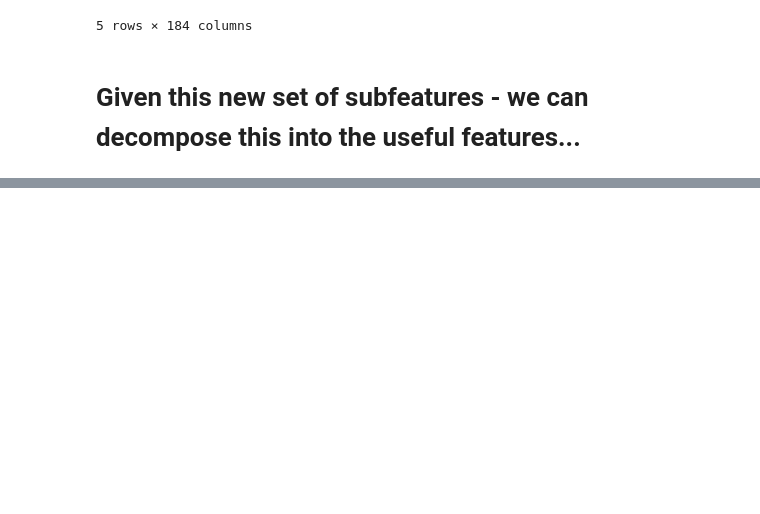
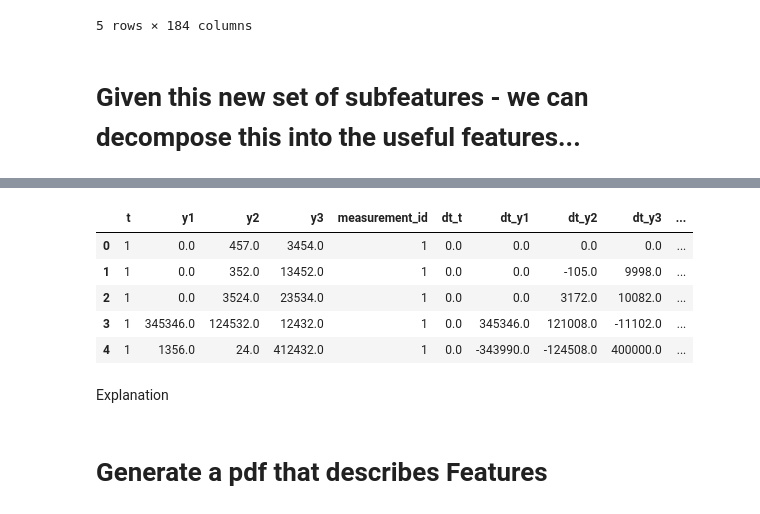
Before and after one commit to blue-yonder/tsfresh, a Jupyter notebook: notebooks/examples/06 tsfresh on tsfresh.ipynb, the cells around one changed output, grey strips where cells are left out. Cells and saved outputs as stored; diff of their text form; code cells hidden in the pictures; blank space fills up the shorter version.

Commit message:
engineering ts  nb section, added default args to helpers

```diff
--- a/notebooks/examples/06 tsfresh on tsfresh.ipynb
+++ b/notebooks/examples/06 tsfresh on tsfresh.ipynb
@@ -187,0 +144,4 @@ potentially move this to its own notebook
+# %%
+## Load in an arbitrary example
+ts_example,_ = gen_example_timeseries_data(container_type="pandas")
+display(ts_example.head())
@@ -187,0 +155,13 @@ potentially move this to its own notebook
+# %%
+## Let us find the first order differences for each of the time series in the original dataframe
+new_input_ts = engineer_input_timeseries(ts_example, compute_deriv=True, compute_phasediff=False)
+display(new_input_ts.head())
+# %% [output]
+|  | t | y1 | y2 | y3 | measurement_id | dt_t | dt_y1 | dt_y2 | dt_y3 | ... |
+| 0 | 1 | 0.0 | 457.0 | 3454.0 | 1 | 0.0 | 0.0 | 0.0 | 0.0 | ... |
+| 1 | 1 | 0.0 | 352.0 | 13452.0 | 1 | 0.0 | 0.0 | -105.0 | 9998.0 | ... |
+| 2 | 1 | 0.0 | 3524.0 | 23534.0 | 1 | 0.0 | 0.0 | 3172.0 | 10082.0 | ... |
+| 3 | 1 | 345346.0 | 124532.0 | 12432.0 | 1 | 0.0 | 345346.0 | 121008.0 | -11102.0 | ... |
+| 4 | 1 | 1356.0 | 24.0 | 412432.0 | 1 | 0.0 | -343990.0 | -124508.0 | 400000.0 | ... |
+# %% [markdown]
+Explanation
@@ -187,0 +171,2 @@ potentially move this to its own notebook
+# %% [markdown]
+# Generate a pdf that describes Features
```
Also changed, not shown: parts of 11 cells of this notebook, 2 other files.
